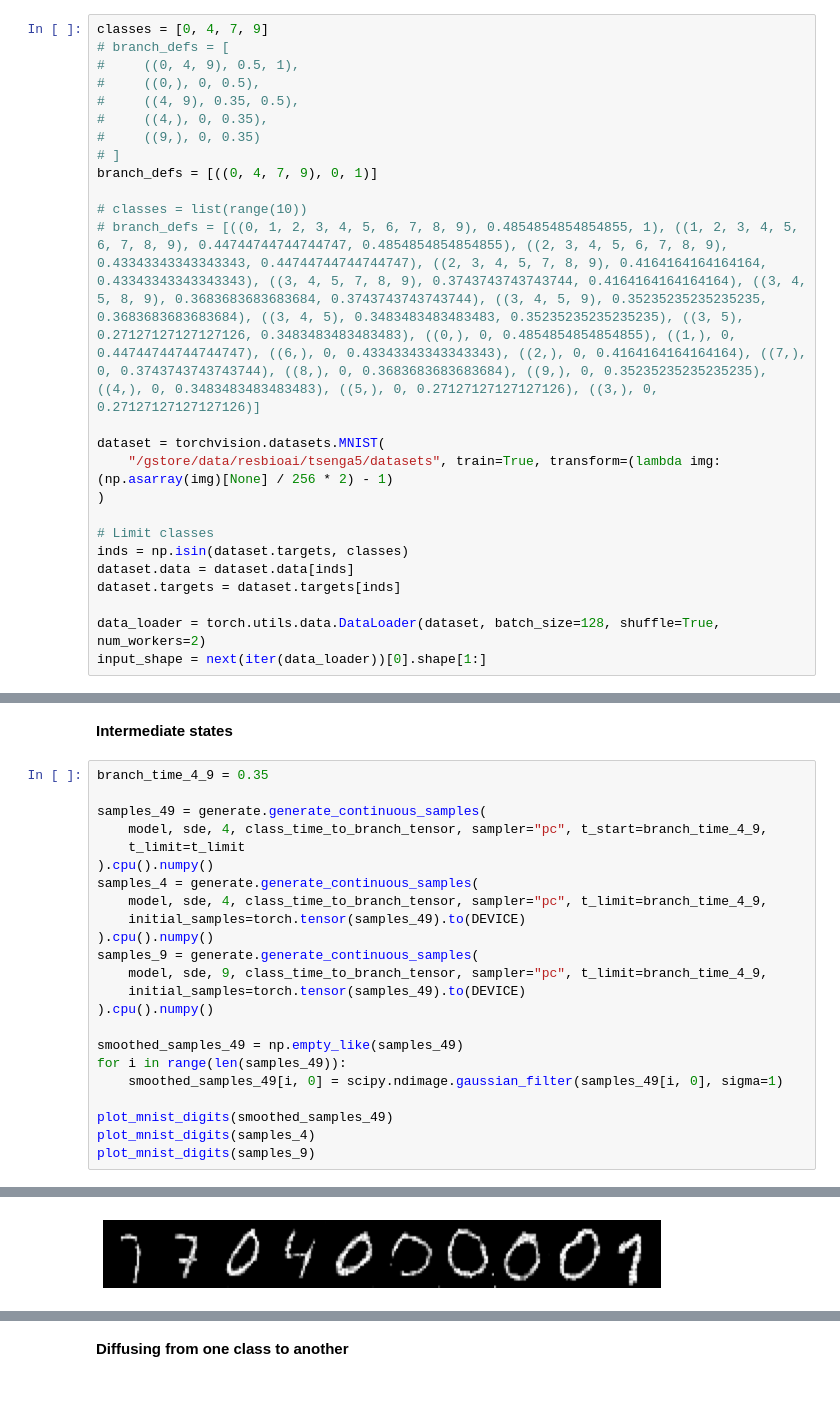
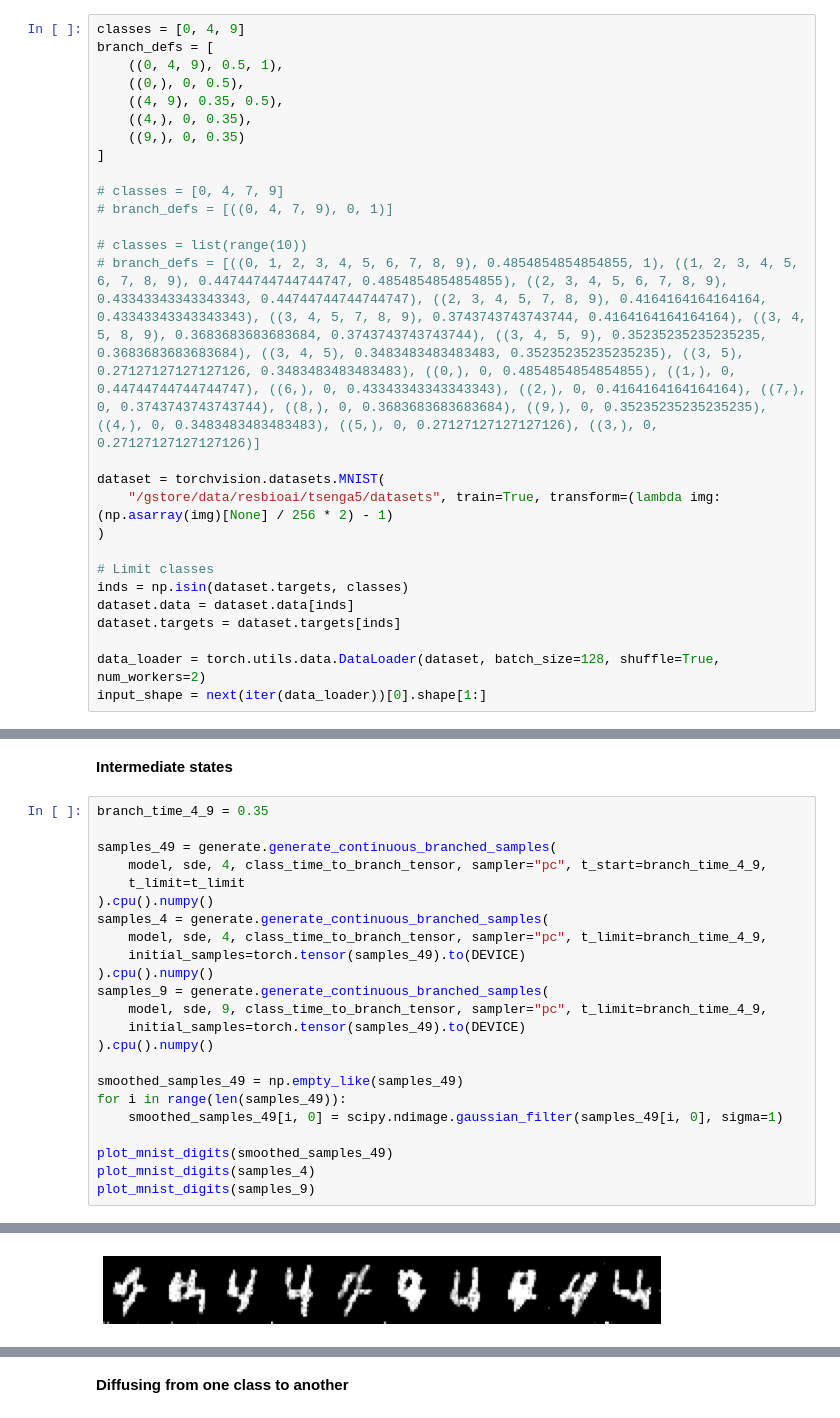
Before and after one commit to Genentech/branched-diffusion, a Jupyter notebook: notebooks/continuous_branched_mnist.ipynb, the cells around one changed output, grey strips where cells are left out. Saved outputs shown, nothing was run; the diff lists cells and outputs as text.

Commit message:
Label-guided diffusion in continuous and discrete case

```diff
--- a/notebooks/continuous_branched_mnist.ipynb
+++ b/notebooks/continuous_branched_mnist.ipynb
@@ -23,15 +23,17 @@ else:
 # %% [markdown]
 ### Define the branches and create the data loader
 # %%
-classes = [0, 4, 7, 9]
-# branch_defs = [
-#     ((0, 4, 9), 0.5, 1),
-#     ((0,), 0, 0.5),
-#     ((4, 9), 0.35, 0.5),
-#     ((4,), 0, 0.35),
-#     ((9,), 0, 0.35)
-# ]
-branch_defs = [((0, 4, 7, 9), 0, 1)]
+classes = [0, 4, 9]
+branch_defs = [
+    ((0, 4, 9), 0.5, 1),
+    ((0,), 0, 0.5),
+    ((4, 9), 0.35, 0.5),
+    ((4,), 0, 0.35),
+    ((9,), 0, 0.35)
+]
+
+# classes = [0, 4, 7, 9]
+# branch_defs = [((0, 4, 7, 9), 0, 1)]
 
 # classes = list(range(10))
 # branch_defs = [((0, 1, 2, 3, 4, 5, 6, 7, 8, 9), 0.4854854854854855, 1), ((1, 2, 3, 4, 5, 6, 7, 8, 9), 0.44744744744744747, 0.4854854854854855), ((2, 3, 4, 5, 6, 7, 8, 9), 0.43343343343343343, 0.44744744744744747), ((2, 3, 4, 5, 7, 8, 9), 0.4164164164164164, 0.43343343343343343), ((3, 4, 5, 7, 8, 9), 0.3743743743743744, 0.4164164164164164), ((3, 4, 5, 8, 9), 0.3683683683683684, 0.3743743743743744), ((3, 4, 5, 9), 0.35235235235235235, 0.3683683683683684), ((3, 4, 5), 0.3483483483483483, 0.35235235235235235), ((3, 5), 0.27127127127127126, 0.3483483483483483), ((0,), 0, 0.4854854854854855), ((1,), 0, 0.44744744744744747), ((6,), 0, 0.43343343343343343), ((2,), 0, 0.4164164164164164), ((7,), 0, 0.3743743743743744), ((8,), 0, 0.3683683683683684), ((9,), 0, 0.35235235235235235), ((4,), 0, 0.3483483483483483), ((5,), 0, 0.27127127127127126), ((3,), 0, 0.27127127127127126)]
@@ -187,15 +187,15 @@ Sampling class: 9
 # %%
 branch_time_4_9 = 0.35
 
-samples_49 = generate.generate_continuous_samples(
+samples_49 = generate.generate_continuous_branched_samples(
     model, sde, 4, class_time_to_branch_tensor, sampler="pc", t_start=branch_time_4_9,
     t_limit=t_limit
 ).cpu().numpy()
-samples_4 = generate.generate_continuous_samples(
+samples_4 = generate.generate_continuous_branched_samples(
     model, sde, 4, class_time_to_branch_tensor, sampler="pc", t_limit=branch_time_4_9,
     initial_samples=torch.tensor(samples_49).to(DEVICE)
 ).cpu().numpy()
-samples_9 = generate.generate_continuous_samples(
+samples_9 = generate.generate_continuous_branched_samples(
     model, sde, 9, class_time_to_branch_tensor, sampler="pc", t_limit=branch_time_4_9,
     initial_samples=torch.tensor(samples_49).to(DEVICE)
 ).cpu().numpy()
@@ -212 +212 @@ plot_mnist_digits(samples_9)
-[figure, old version]
+[figure, new version]
```
Also changed, not shown: parts of 6 cells of this notebook, 6 other files.
